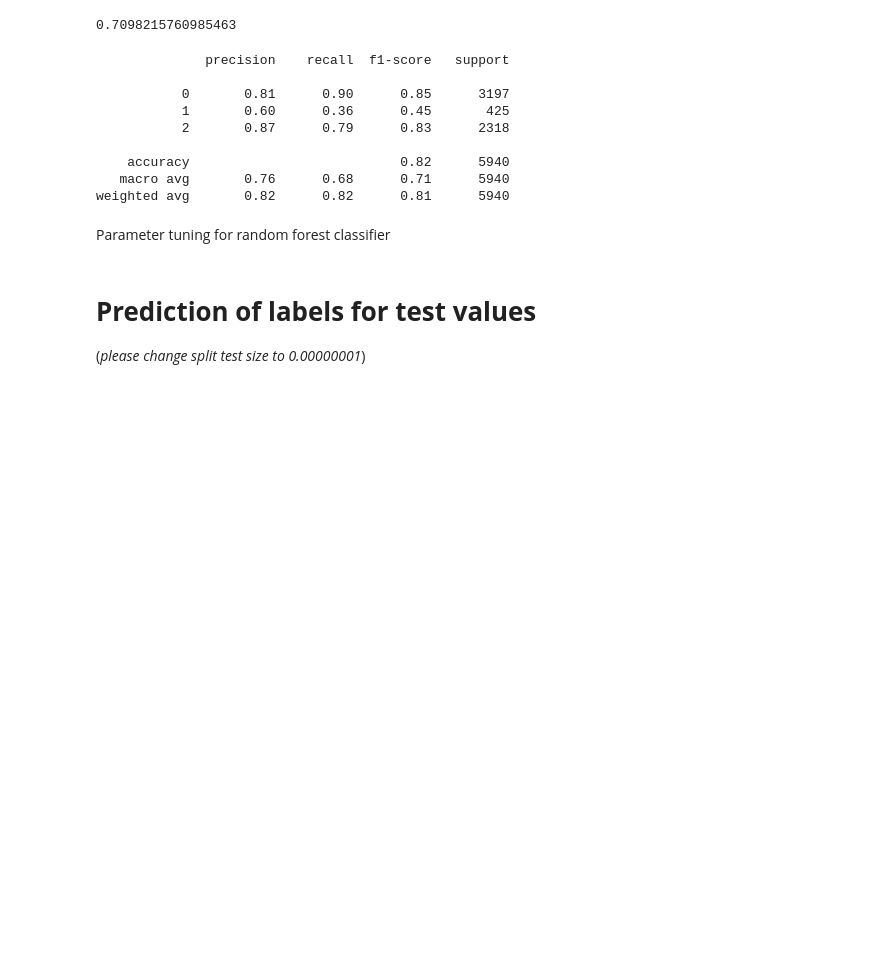
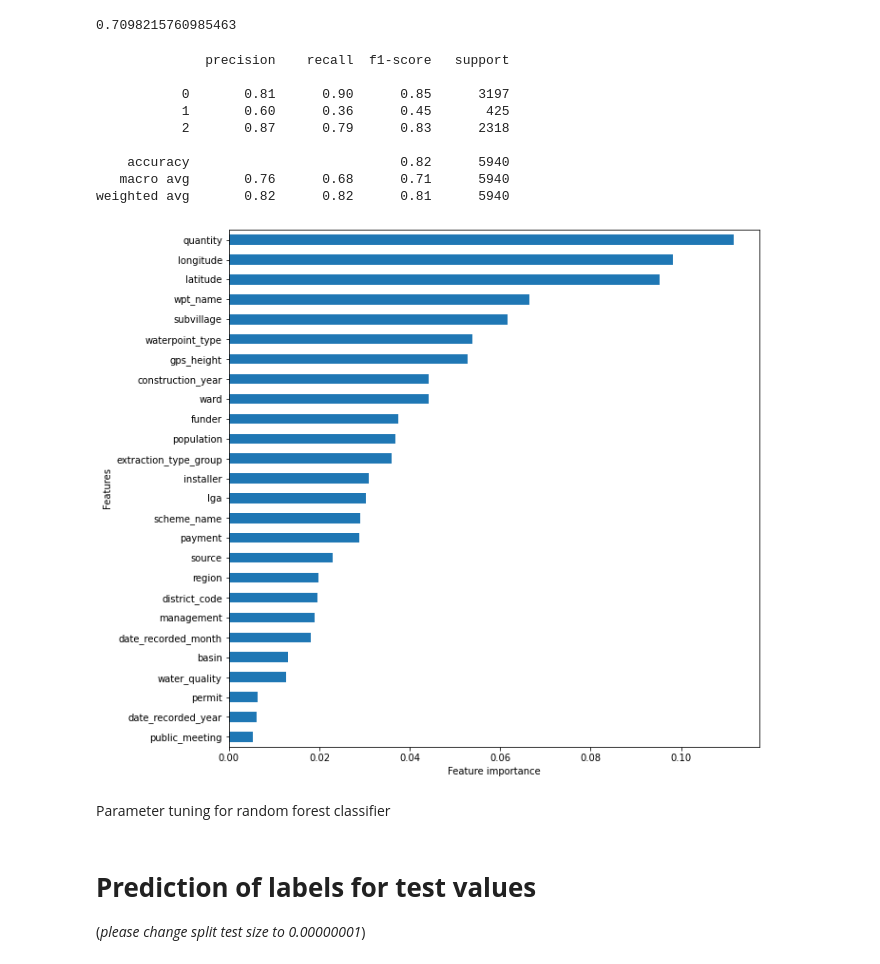
Before and after one commit to trajinthan/pump-it-up-data-mining, a Jupyter notebook: pumb_it_up.ipynb, the cells around one changed output. Drawn from its saved outputs; the diff is of its cells as text; code cells hidden in the pictures; blank space fills up the shorter version.

Commit message:
add feature importance plot

```diff
--- a/pumb_it_up.ipynb
+++ b/pumb_it_up.ipynb
@@ -727,6 +728,13 @@ y = train_data['status_group']
 X_train, X_test, y_train, y_test = train_test_split(X, y, test_size=0.1, random_state=42)
 # %% [markdown]
 # **Model Training & Selection**
+# %%
+def plot_features_importances(classifier, X_train):
+    series = pd.Series(classifier.feature_importances_, index=X_train.columns).sort_values(ascending=True)
+    series = series.plot(kind='barh', figsize=(10,10))
+    plt.xlabel('Feature importance')
+    plt.ylabel('Features')
+    plt.show()
 # %% [markdown]
  **CatBoostClassifier**
 # %%
@@ -781,6 +789,10 @@ print(classification_report(y_test, train_pred))
     accuracy                           0.82      5940
    macro avg       0.76      0.68      0.71      5940
 weighted avg       0.82      0.82      0.81      5940
+# %%
+plot_features_importances(model, X_train)
+# %% [output]
+[figure, added]
 # %% [markdown]
 Parameter tuning for random forest classifier
 # %%
```
Also changed, not shown: parts of 1 cell of this notebook.
